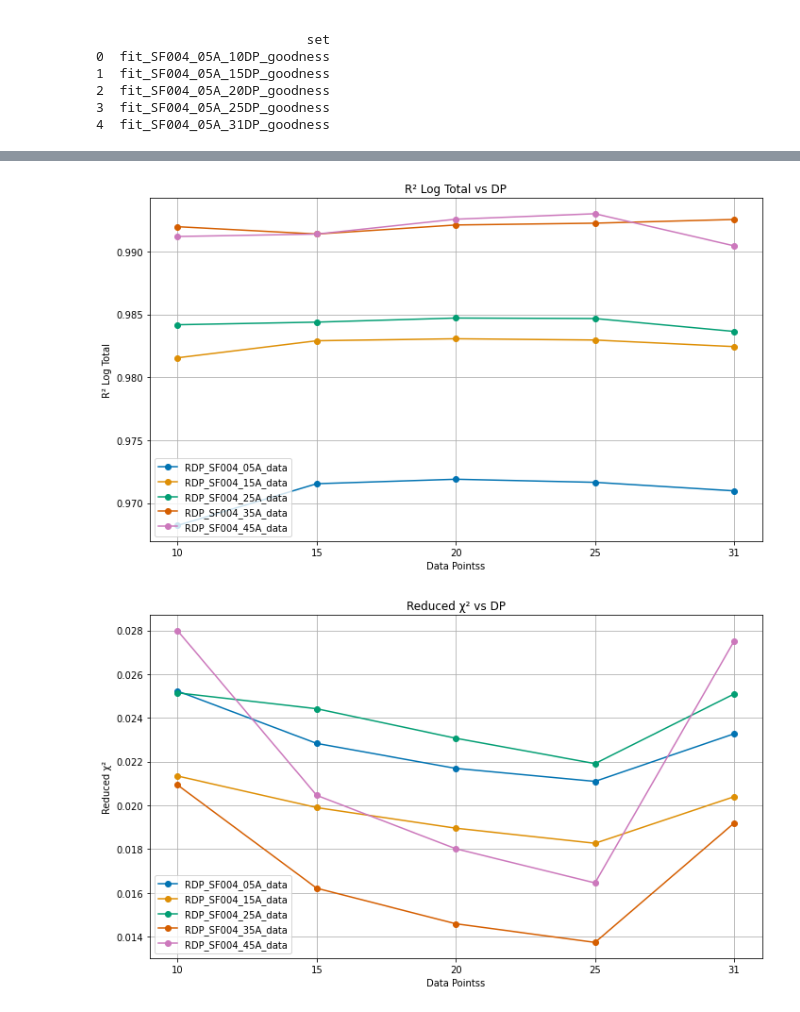
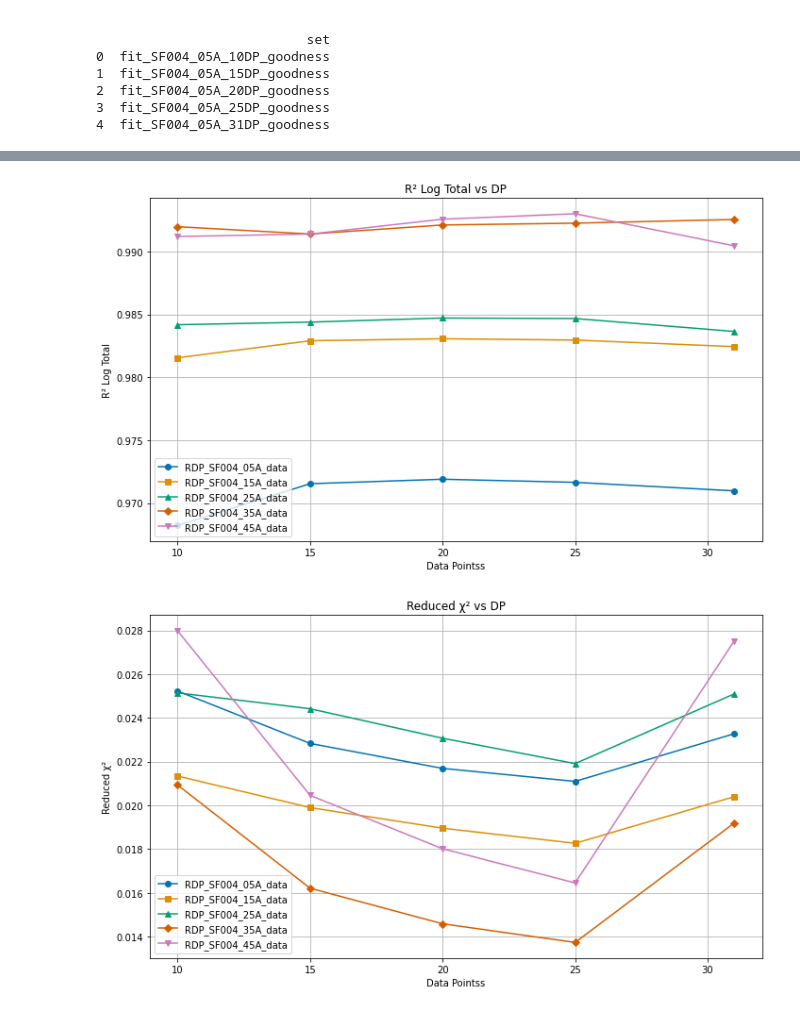
Before and after one commit to sc-coding-work/Sticky_Dumbbell_MS_Project, a Jupyter notebook: RDP_SF004/comparison_analysis.ipynb, the cells around one changed output, grey strips where cells are left out. Cells and saved outputs as stored; diff of their text form; code cells hidden in the pictures.

```diff
--- a/RDP_SF004/comparison_analysis.ipynb
+++ b/RDP_SF004/comparison_analysis.ipynb
@@ -31,7 +31,10 @@ for folder in folders:
         # --- extract DP and add as column ---
         m = dp_re.search(fname)
         if m:
-            df['DP'] = m.group(1)
+            # DP comes from the filename; convert from string to integer so
+            # later sorting/plotting works numerically instead of
+            # lexicographically ("8" would otherwise come after "22").
+            df['DP'] = int(m.group(1))
         else:
             df['DP'] = pd.NA
         # --- option A: add filename as a column ---
@@ -87,13 +81,21 @@ df_by_folder['RDP_SF004_25A_data']
 # %%
 import matplotlib.pyplot as plt
 import seaborn as sns
-
+import itertools
 # choose a colourblind-friendly palette
 sns.set_palette("colorblind")
 
+
 def plot_all_folders_vs_dp(df_by_folder, metric, title, ylabel):
-    """Plot a metric vs DP for all folders on the same graph."""
+    """Plot a metric vs DP for all folders on the same graph.
+
+    Each folder gets a distinct marker so the lines can be
+    distinguished even in black-and-white printouts or when
+    the colour palette is not enough.
+    """
     plt.figure(figsize=(10, 6))
+    # pre‑define a set of markers to cycle through
+    markers = itertools.cycle(['o', 's', '^', 'D', 'v', 'p', '*', 'h', '+', 'x'])
 
     for folder_name, df in df_by_folder.items():
         # Drop rows with NA in DP column
@@ -102,9 +104,10 @@ def plot_all_folders_vs_dp(df_by_folder, metric, title, ylabel):
             continue
         # Sort by DP to ensure lines connect properly
         df_sorted = df_clean.sort_values('DP')
+        m = next(markers)
         plt.plot(df_sorted['DP'],
                  df_sorted[metric],
-                 marker='o',
+                 marker=m,
                  linestyle='-',
                  label=folder_name)
 
@@ -117,14 +120,14 @@ def plot_all_folders_vs_dp(df_by_folder, metric, title, ylabel):
 
 # Three graphs comparing all folders
 plot_all_folders_vs_dp(df_by_folder, 'R2_total', 'R² Total vs DP', 'R² Total')
-plt.savefig('all_folders_R2_total_vs_DP.png')
+plt.savefig('SF004_R2_total_vs_DP.png')
 plt.show()
 
 plot_all_folders_vs_dp(df_by_folder, 'R2_log_total', 'R² Log Total vs DP', 'R² Log Total')
-plt.savefig('all_folders_R2_log_total_vs_DP.png')
+plt.savefig('SF004_R2_log_total_vs_DP.png')
 plt.show()
 
 plot_all_folders_vs_dp(df_by_folder, 'Reduced_chi2', 'Reduced χ² vs DP', 'Reduced χ²')
-plt.savefig('all_folders_Reduced_chi2_vs_DP.png')
+plt.savefig('SF004_Reduced_chi2_vs_DP.png')
 plt.show()
 # %% [output]
@@ -132,2 +135,2 @@ plt.show()
-[figure, old version]
+[figure, new version]
-[figure, old version]
+[figure, new version]
```
Also changed, not shown: parts of 2 cells of this notebook, 3 other files.
